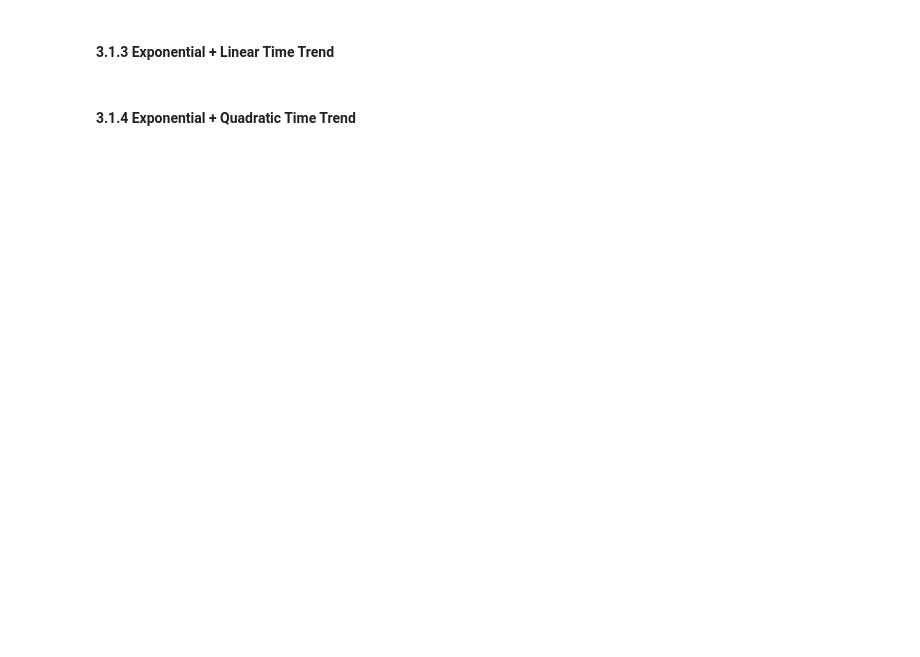
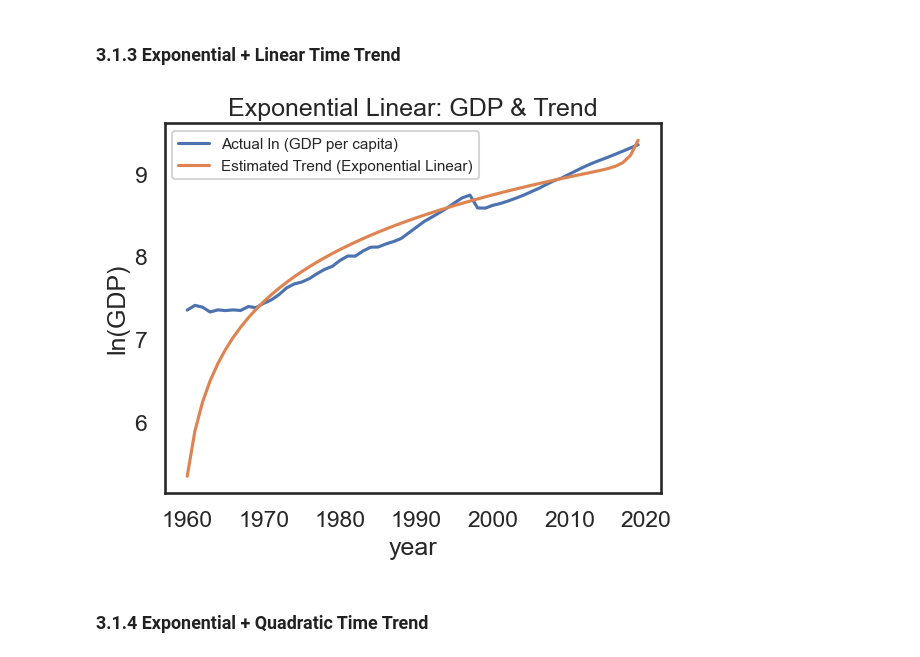
Before and after one commit to ec2b1-case-study/growth-analysis-indonesia, a Jupyter notebook: nat.ipynb, the cells around one changed output. Cells and saved outputs as stored; diff of their text form; code cells hidden in the pictures; blank space fills up the shorter version.

```diff
--- a/nat.ipynb
+++ b/nat.ipynb
@@ -60,4 +165,57 @@ We want to compute four different specifications:
 # %% [markdown]
-#### 3.1.3 Exponential + Linear Time Trend
+### 3.1.3 Exponential + Linear Time Trend
+# %%
+# Exponential + Linear Model
+# First regressor x1 is T x 1 vector of ones, second regressor x2 is the vector 1, 2, ..., T
+# Third regressor x3 is the exponential term e^(t)
+
+x1 = np.empty(T)  # Intercept
+x2 = np.empty(T)  # Linear time trend
+x3 = np.empty(T)  # Exponential term
+
+for t in range(T):
+    x1[t] = 1.  # Constant term
+    x2[t] = t + 1  # Time trend: Shift index to start from 1
+    x3[t] = np.exp(t + 1)  # Exponential growth term e^(t+1)
+
+# Compute regression coefficients using the provided function
+a_exp_lin, b_exp_lin, c_exp_lin = get_regression_coefs(Y, x1, x2, x3)
+
+# Initialise predicted values yhat
+Yhat_exp_lin = np.empty(T_all)  # Creates an array of size T_all
+
+# Create loop to compute trend for all years
+for t in range(T_all):
+    Yhat_exp_lin[t] = a_exp_lin + b_exp_lin * (t + 1) + c_exp_lin * np.exp(t + 1)
+    # Only includes linear and exponential terms (NO quadratic term)
+
+# Convert into log-units
+yhat_exp_lin = np.log(Yhat_exp_lin)
+
+lw = 4  # Make plotted line thicker
+
+# Create figure
+plt.figure()
+
+# Plot actual GDP per capita in log-units
+plt.plot(data['year'], np.log(data['rgdpna_pc']), label="Actual ln (GDP per capita)")
+
+# Plot estimated linear + exponential trend
+plt.plot(data['year'], yhat_exp_lin, label="Estimated Trend (Exponential Linear)")
+
+# Labels
+plt.xlabel("year")
+plt.ylabel("ln(GDP)")
+
+# Title
+plt.title("Exponential Linear: GDP & Trend")
+
+# Add legend with size adjustments
+plt.legend(fontsize=11, framealpha=0.8, loc="best")  # Adjust font size & transparency
+
+# Show plot
+plt.show()
+# %% [output]
+[figure, added]
 # %% [markdown]
-#### 3.1.4 Exponential + Quadratic Time Trend
+### 3.1.4 Exponential + Quadratic Time Trend
```
Also changed, not shown: parts of 16 cells of this notebook, 1 other file.
